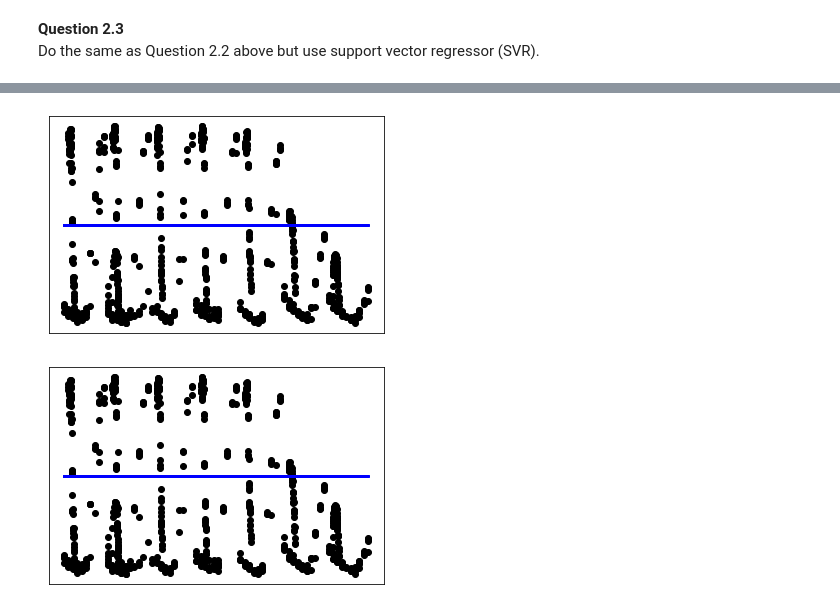
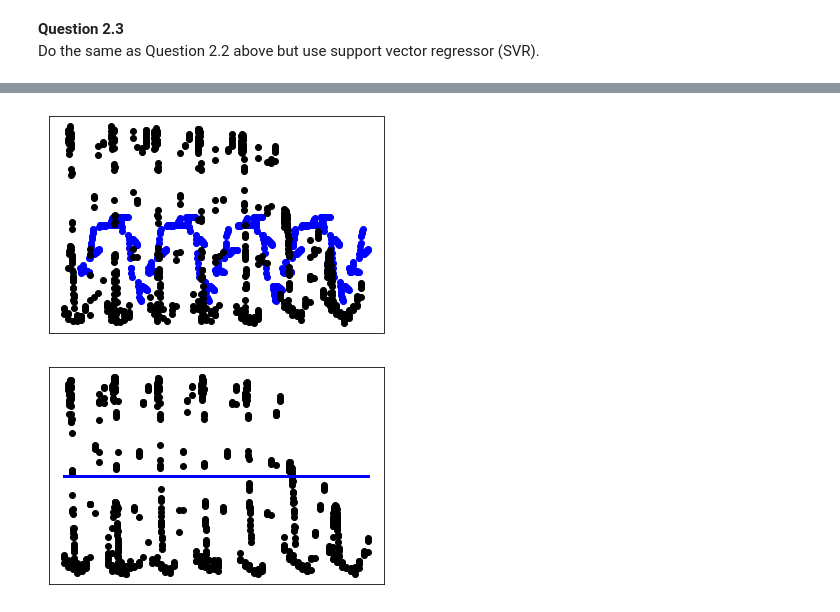
Before and after one commit to EthanWong2212/EE4211_Proj, a Jupyter notebook: part2.ipynb, the cells around one changed output, grey strips where cells are left out. Drawn from its saved outputs; the diff is of its cells as text; code cells hidden in the pictures.

Commit message:
Add scalers for 2.3

```diff
--- a/part2.ipynb
+++ b/part2.ipynb
@@ -225,22 +205,28 @@ print(y)
 # %%
 
 from sklearn.svm import SVR
 # most important SVR parameter is Kernel type. It can be #linear,polynomial or gaussian SVR. We have a non-linear condition #so we can select polynomial or gaussian but here we select RBF(a #gaussian type) kernel.
-regressor = SVR(kernel='rbf',degree=100)
-# regressor.fit(X,y)
-regressor.fit(train_x.reshape(-1, 1),train_y)
+regressor = SVR(kernel='rbf')
+regressor.fit(X,y)
+# regressor.fit(train_x.reshape(-1, 1),train_y)
 #5 Predicting a new result
-predicted = regressor.predict(np.asarray(test_x).reshape(-1, 1))
 
-plt.scatter(test_x, test_y, color="black")
-plt.plot(test_x, predicted, color="blue", linewidth=3)
+sc_test_x = StandardScaler()
+tX = sc_test_x.fit_transform(np.asarray(test_x).reshape(-1, 1))
+predicted = regressor.predict(tX)
+
+x_grid = np.arange(min(tX),max(tX),4/857)
+x_grid = x_grid.reshape(len(x_grid),1)
+plt.scatter(x_grid, predicted, color="blue")
+# plt.plot(x_grid, predicted, color="blue", linewidth=3)
+plt.scatter(X, y, color="black")
 
 plt.xticks(())
 plt.yticks(())
 
 plt.show()
 # %% [output]
-[figure, old version]
+[figure, new version]
 # %%
 regressor = SVR(kernel='linear',degree=100)
 regressor.fit(train_x.reshape(-1, 1),train_y)
```
Also changed, not shown: parts of 1 cell of this notebook.
